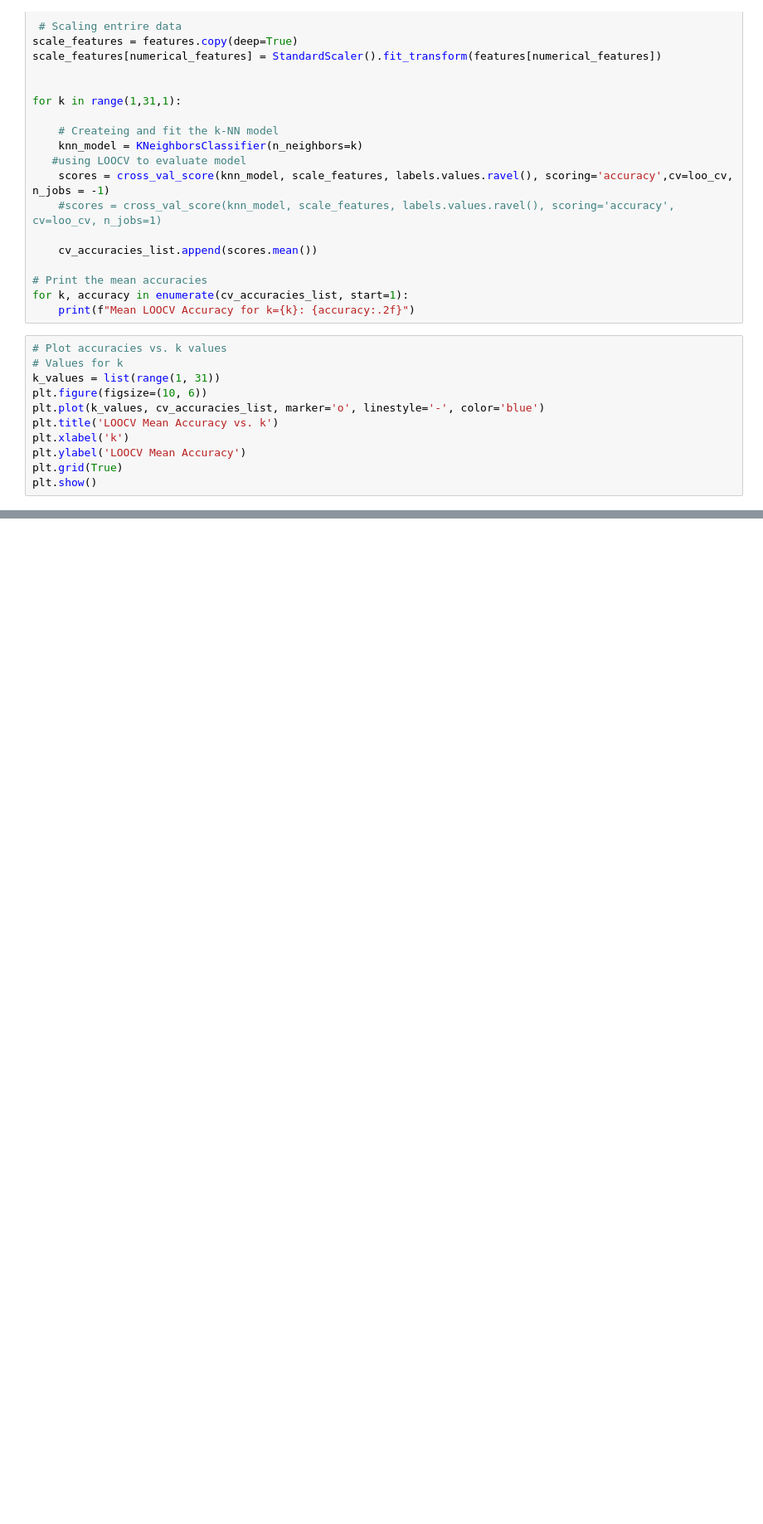
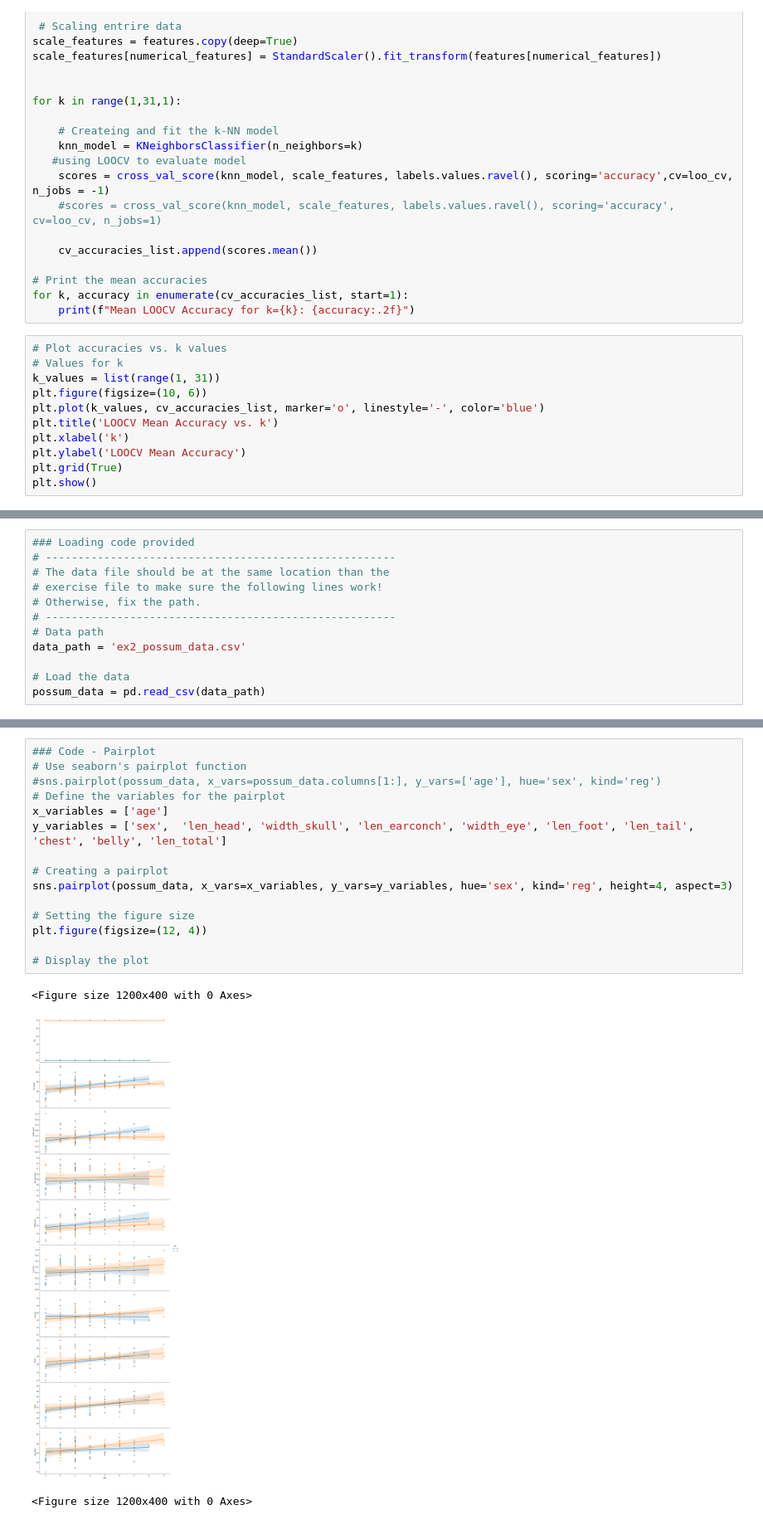
Before and after one commit to Shyamraja/Supervised-Learning-CRISP-DM-, a Jupyter notebook: supervised_learning.ipynb, the cells around one changed output, grey strips where cells are left out. Shown: that part at 83% size. Cells and saved outputs as stored; diff of their text form; blank space fills up the shorter version.

```diff
--- a/supervised_learning.ipynb
+++ b/supervised_learning.ipynb
@@ -524,0 +549,12 @@ plt.show()
+# %%
+### Loading code provided
+# ------------------------------------------------------
+# The data file should be at the same location than the
+# exercise file to make sure the following lines work!
+# Otherwise, fix the path.
+# ------------------------------------------------------
+# Data path
+data_path = 'ex2_possum_data.csv'
+
+# Load the data
+possum_data = pd.read_csv(data_path)
@@ -524,0 +577,19 @@ plt.show()
+# %%
+### Code - Pairplot
+# Use seaborn's pairplot function
+#sns.pairplot(possum_data, x_vars=possum_data.columns[1:], y_vars=['age'], hue='sex', kind='reg')
+# Define the variables for the pairplot
+x_variables = ['age']
+y_variables = ['sex',  'len_head', 'width_skull', 'len_earconch', 'width_eye', 'len_foot', 'len_tail', 'chest', 'belly', 'len_total']
+
+# Creating a pairplot
+sns.pairplot(possum_data, x_vars=x_variables, y_vars=y_variables, hue='sex', kind='reg', height=4, aspect=3)
+
+# Setting the figure size
+plt.figure(figsize=(12, 4))
+
+# Display the plot
+# %% [output]
+<Figure size 1200x400 with 0 Axes>
+[figure, added]
+<Figure size 1200x400 with 0 Axes>
```
Also changed, not shown: parts of 6 cells of this notebook, 1 other file.
